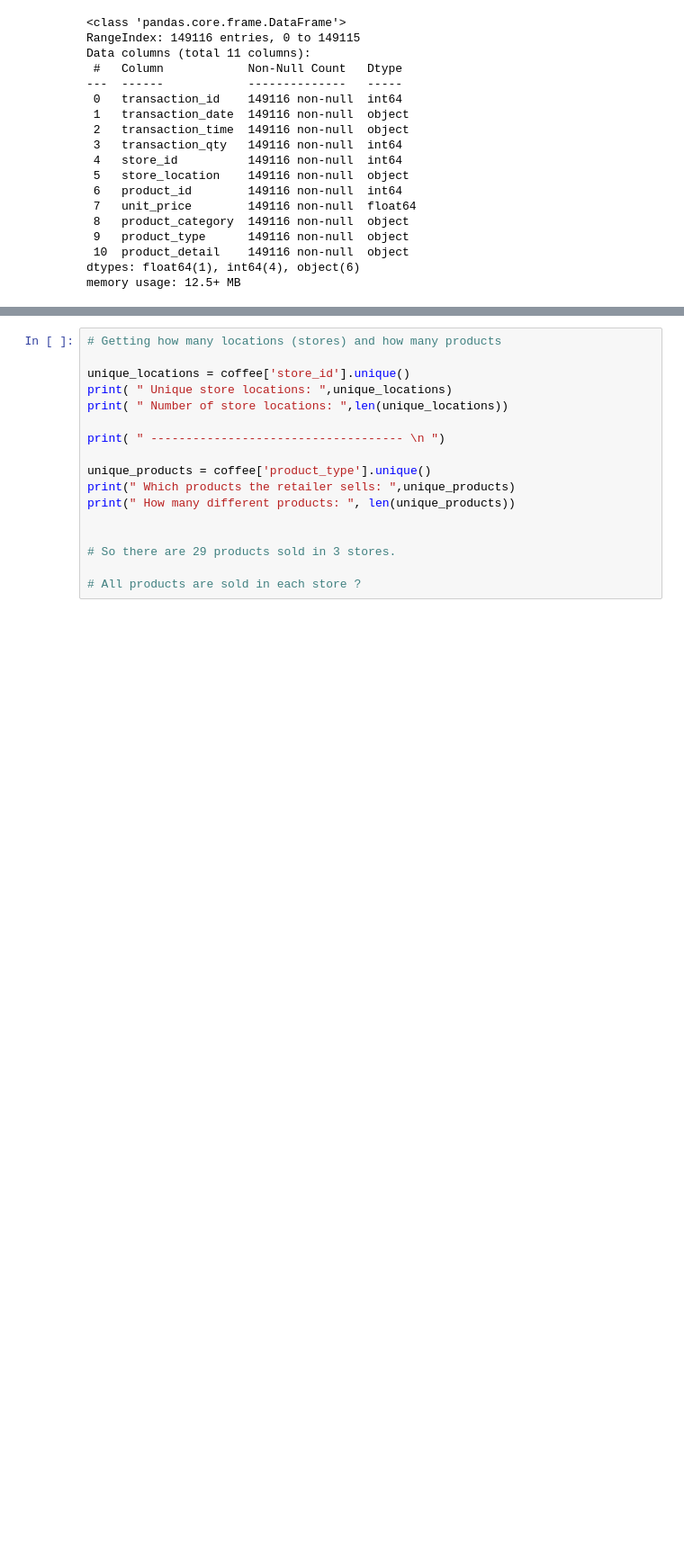
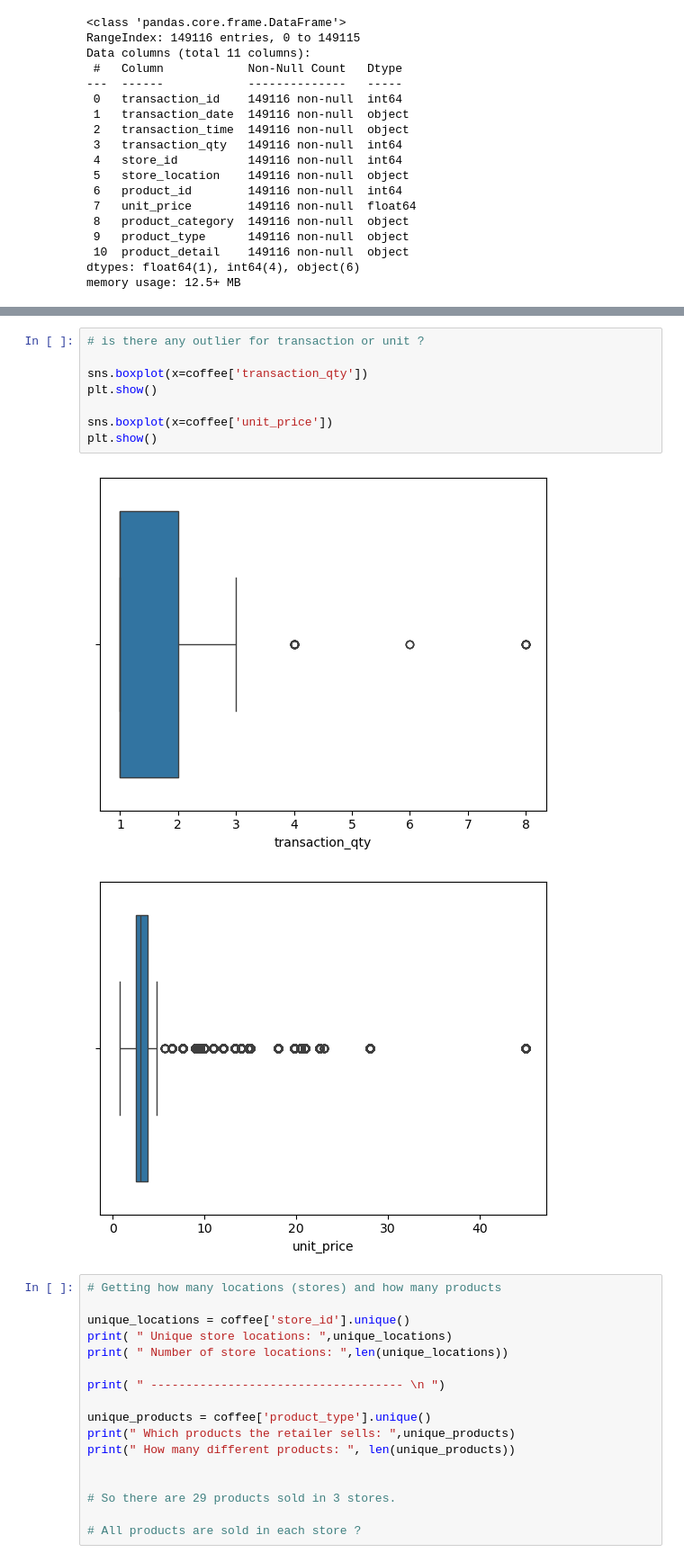
Before and after one commit to victorhrls/Coffee_Shop, a Jupyter notebook: analytics.ipynb, the cells around one changed output, grey strips where cells are left out. Shown: that part at 90% size. Drawn from its saved outputs; the diff is of its cells as text; blank space fills up the shorter version.

```diff
--- a/analytics.ipynb
+++ b/analytics.ipynb
@@ -76,3 +93,14 @@ memory usage: 12.5+ MB
+# %%
+# is there any outlier for transaction or unit ?
+
+sns.boxplot(x=coffee['transaction_qty'])
+plt.show()
+
+sns.boxplot(x=coffee['unit_price'])
+plt.show()
+# %% [output]
+[figure, added]
+[figure, added]
 # %%
 # Getting how many locations (stores) and how many products
 
```
Also changed, not shown: parts of 7 cells of this notebook.
